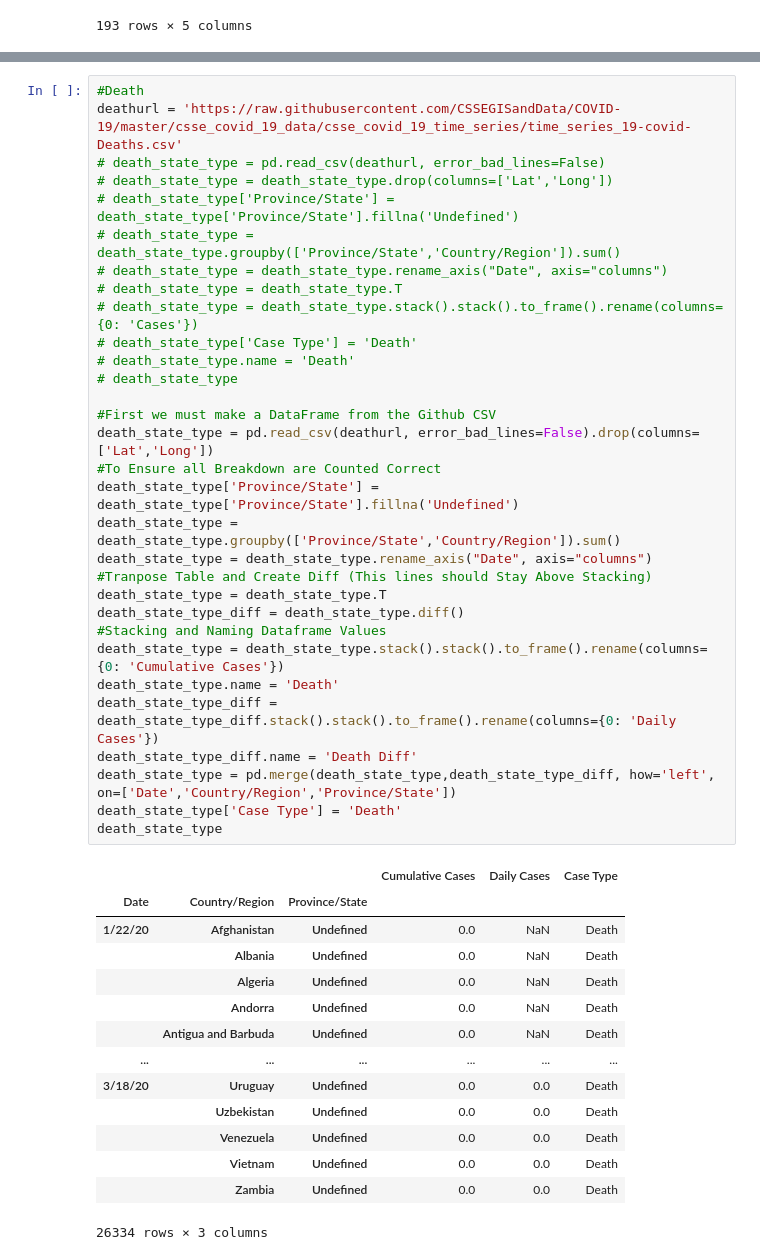
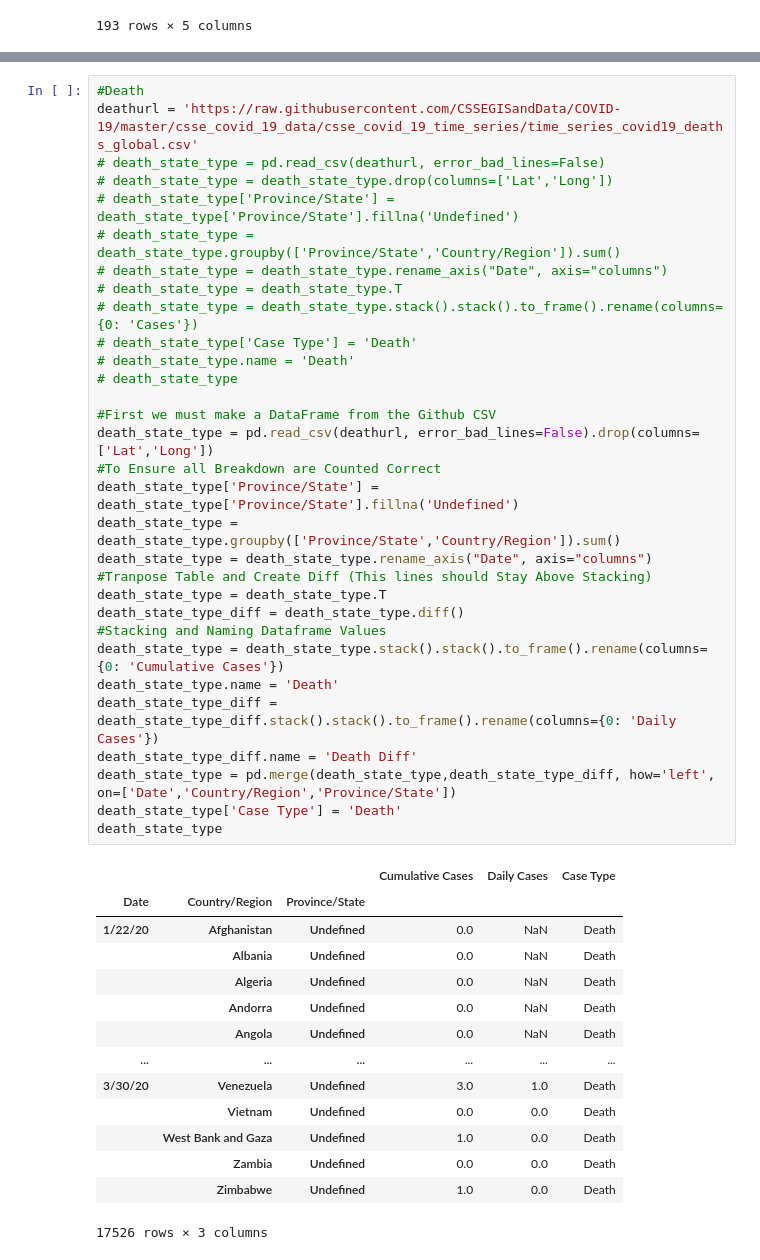
Before and after one commit to feldspar-terra/covid19, a Jupyter notebook: Corona_Virus_State.ipynb, the cells around one changed output, grey strips where cells are left out. Cells and saved outputs as stored; diff of their text form.

```diff
--- a/Corona_Virus_State.ipynb
+++ b/Corona_Virus_State.ipynb
@@ -315,6 +304,6 @@ recovered_state_type
 # %%
 #Death
-deathurl = 'https://raw.githubusercontent.com/CSSEGISandData/COVID-19/master/csse_covid_19_data/csse_covid_19_time_series/time_series_19-covid-Deaths.csv'
+deathurl = 'https://raw.githubusercontent.com/CSSEGISandData/COVID-19/master/csse_covid_19_data/csse_covid_19_time_series/time_series_covid19_deaths_global.csv'
 # death_state_type = pd.read_csv(deathurl, error_bad_lines=False)
 # death_state_type = death_state_type.drop(columns=['Lat','Long'])
 # death_state_type['Province/State'] = death_state_type['Province/State'].fillna('Undefined')
@@ -323,39 +312,39 @@ deathurl = 'https://raw.githubusercontent.com/CSSEGISandData/COVID-19/master/css
 # death_state_type = death_state_type.T
 # death_state_type = death_state_type.stack().stack().to_frame().rename(columns={0: 'Cases'})
 # death_state_type['Case Type'] = 'Death'
 # death_state_type.name = 'Death'
 # death_state_type
 
 #First we must make a DataFrame from the Github CSV
 death_state_type = pd.read_csv(deathurl, error_bad_lines=False).drop(columns=['Lat','Long'])
 #To Ensure all Breakdown are Counted Correct
 death_state_type['Province/State'] = death_state_type['Province/State'].fillna('Undefined')
 death_state_type = death_state_type.groupby(['Province/State','Country/Region']).sum()
 death_state_type = death_state_type.rename_axis("Date", axis="columns")
 #Tranpose Table and Create Diff (This lines should Stay Above Stacking)
 death_state_type = death_state_type.T
 death_state_type_diff = death_state_type.diff()
 #Stacking and Naming Dataframe Values
 death_state_type = death_state_type.stack().stack().to_frame().rename(columns={0: 'Cumulative Cases'})
 death_state_type.name = 'Death'
 death_state_type_diff = death_state_type_diff.stack().stack().to_frame().rename(columns={0: 'Daily Cases'})
 death_state_type_diff.name = 'Death Diff'
 death_state_type = pd.merge(death_state_type,death_state_type_diff, how='left', on=['Date','Country/Region','Province/State'])
 death_state_type['Case Type'] = 'Death'
 death_state_type
 # %% [output]
 |  |  |  | Cumulative Cases | Daily Cases | Case Type |
 | Date | Country/Region | Province/State |  |  |  |
 | 1/22/20 | Afghanistan | Undefined | 0.0 | NaN | Death |
 |  | Albania | Undefined | 0.0 | NaN | Death |
 |  | Algeria | Undefined | 0.0 | NaN | Death |
 |  | Andorra | Undefined | 0.0 | NaN | Death |
-|  | Antigua and Barbuda | Undefined | 0.0 | NaN | Death |
+|  | Angola | Undefined | 0.0 | NaN | Death |
 | ... | ... | ... | ... | ... | ... |
-| 3/18/20 | Uruguay | Undefined | 0.0 | 0.0 | Death |
-|  | Uzbekistan | Undefined | 0.0 | 0.0 | Death |
-|  | Venezuela | Undefined | 0.0 | 0.0 | Death |
+| 3/30/20 | Venezuela | Undefined | 3.0 | 1.0 | Death |
 |  | Vietnam | Undefined | 0.0 | 0.0 | Death |
+|  | West Bank and Gaza | Undefined | 1.0 | 0.0 | Death |
 |  | Zambia | Undefined | 0.0 | 0.0 | Death |
+|  | Zimbabwe | Undefined | 1.0 | 0.0 | Death |
-26334 rows × 3 columns
+17526 rows × 3 columns
 # %%
```
Also changed, not shown: parts of 13 cells of this notebook.
